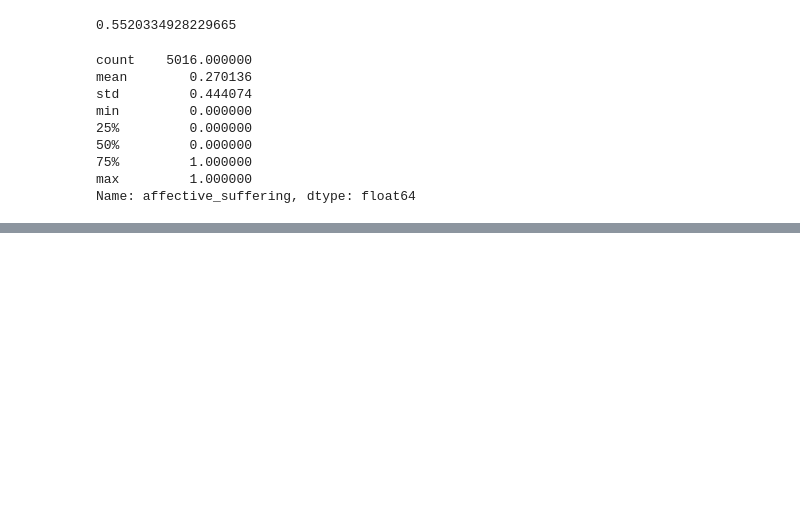
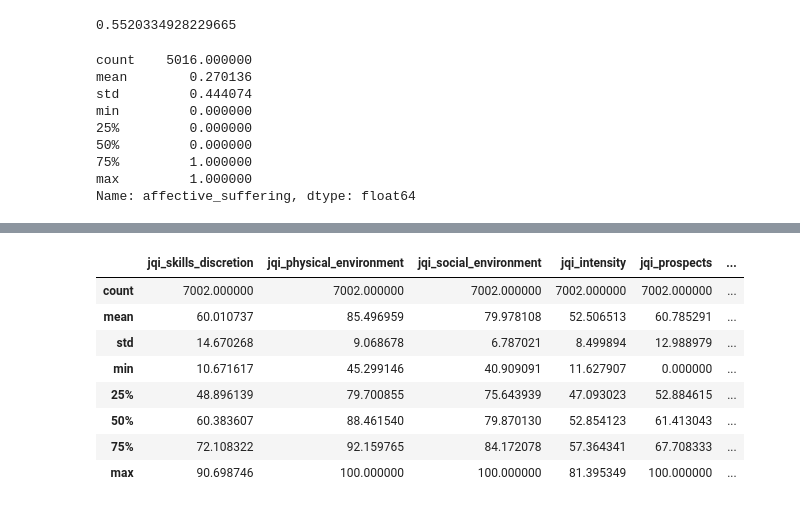
Before and after one commit to lugovalexa/MH-old-workers, a Jupyter notebook: notebooks/final_datasets.ipynb, the cells around one changed output, grey strips where cells are left out. Drawn from its saved outputs; the diff is of its cells as text; code cells hidden in the pictures; blank space fills up the shorter version.

```diff
--- a/notebooks/final_datasets.ipynb
+++ b/notebooks/final_datasets.ipynb
@@ -405,0 +378,21 @@ plt.show()
+# %%
+df[
+    [
+        "jqi_skills_discretion",
+        "jqi_physical_environment",
+        "jqi_social_environment",
+        "jqi_intensity",
+        "jqi_prospects",
+        "jqi_working_time_quality",
+    ]
+].describe()
+# %% [output]
+|  | jqi_skills_discretion | jqi_physical_environment | jqi_social_environment | jqi_intensity | jqi_prospects | ... |
+| count | 7002.000000 | 7002.000000 | 7002.000000 | 7002.000000 | 7002.000000 | ... |
+| mean | 60.010737 | 85.496959 | 79.978108 | 52.506513 | 60.785291 | ... |
+| std | 14.670268 | 9.068678 | 6.787021 | 8.499894 | 12.988979 | ... |
+| min | 10.671617 | 45.299146 | 40.909091 | 11.627907 | 0.000000 | ... |
+| 25% | 48.896139 | 79.700855 | 75.643939 | 47.093023 | 52.884615 | ... |
+| 50% | 60.383607 | 88.461540 | 79.870130 | 52.854123 | 61.413043 | ... |
+| 75% | 72.108322 | 92.159765 | 84.172078 | 57.364341 | 67.708333 | ... |
+| max | 90.698746 | 100.000000 | 100.000000 | 81.395349 | 100.000000 | ... |
```
Also changed, not shown: parts of 8 cells of this notebook.
